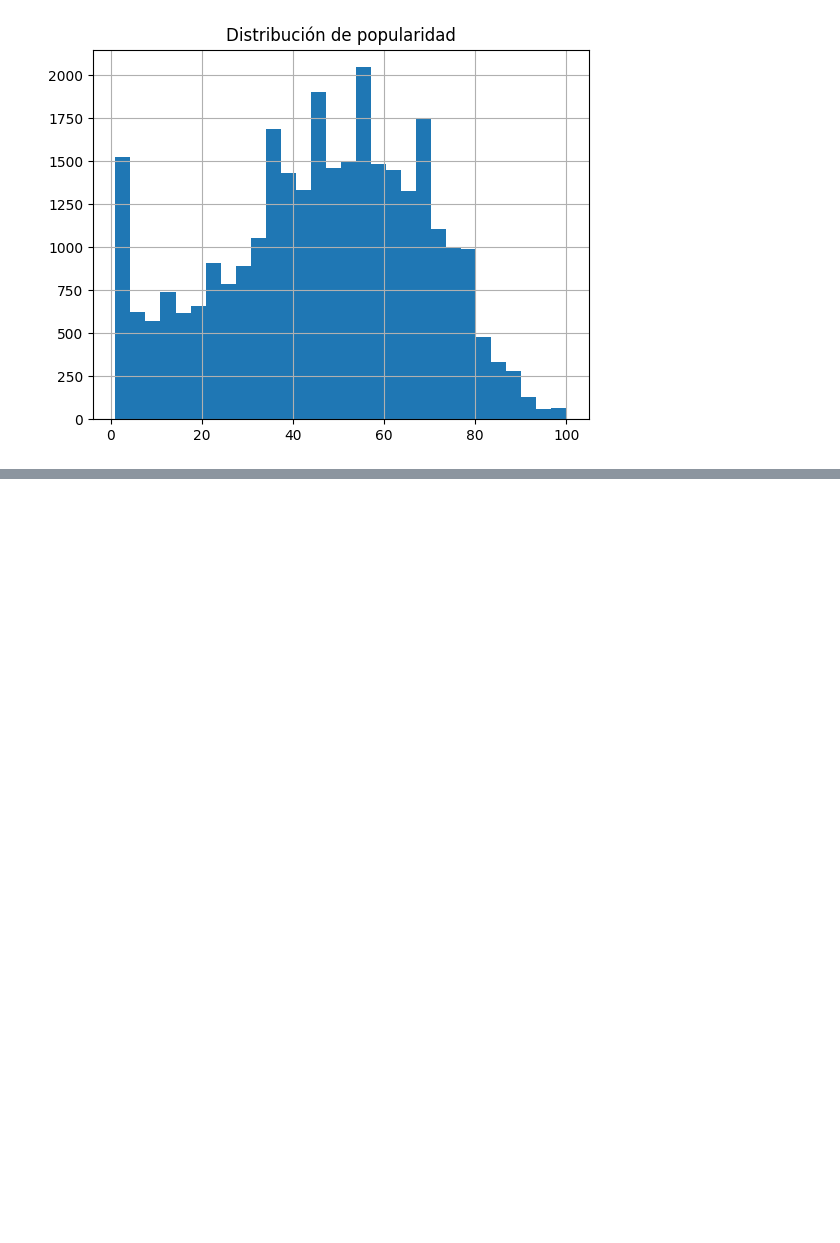
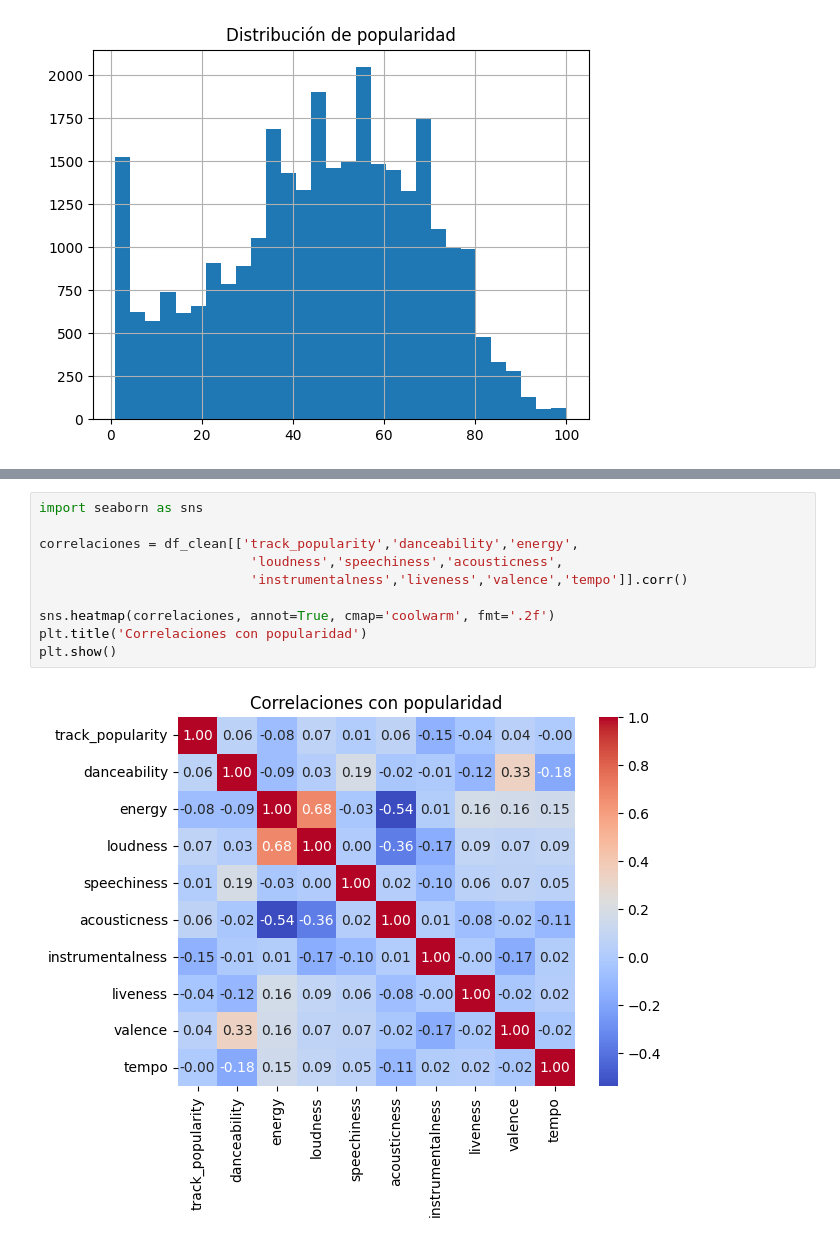
Before and after one commit to langelsol/data-science-comeback, a Jupyter notebook: spotify_data.ipynb, the cells around one changed output, grey strips where cells are left out. Drawn from its saved outputs; the diff is of its cells as text; blank space fills up the shorter version.

```diff
--- a/spotify_data.ipynb
+++ b/spotify_data.ipynb
@@ -103,0 +115,12 @@ plt.show()
+# %%
+import seaborn as sns
+
+correlaciones = df_clean[['track_popularity','danceability','energy',
+                           'loudness','speechiness','acousticness',
+                           'instrumentalness','liveness','valence','tempo']].corr()
+
+sns.heatmap(correlaciones, annot=True, cmap='coolwarm', fmt='.2f')
+plt.title('Correlaciones con popularidad')
+plt.show()
+# %% [output]
+[figure, added]
```
Also changed, not shown: parts of 6 cells of this notebook.
